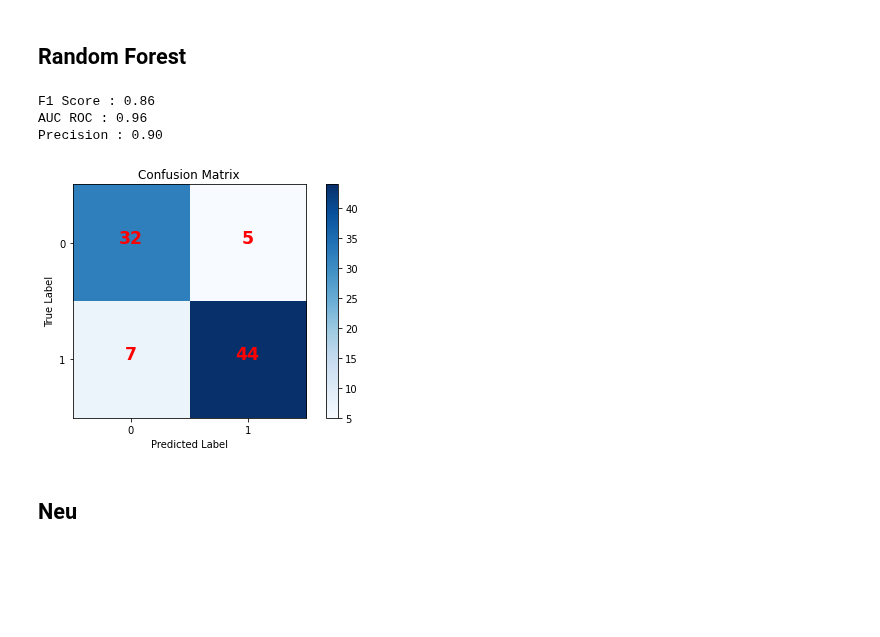
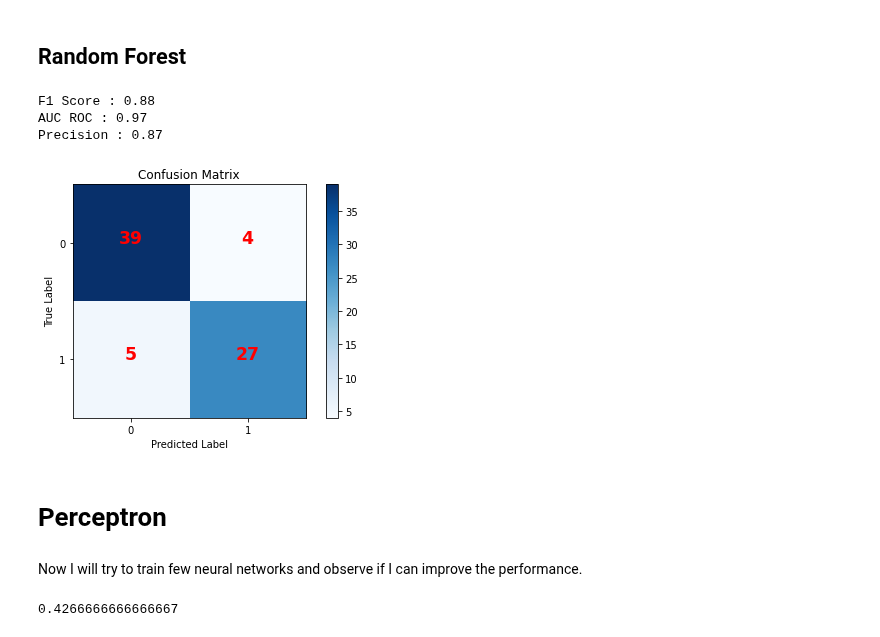
Before and after one commit to Saurabhraj5162/INM701_CW, a Jupyter notebook: notebooks/Training2.ipynb, the cells around one changed output. Drawn from its saved outputs; the diff is of its cells as text; code cells hidden in the pictures; blank space fills up the shorter version.

Commit message:
neural networks added

```diff
--- a/notebooks/Training2.ipynb
+++ b/notebooks/Training2.ipynb
@@ -79,8 +78,11 @@ print(f'DF under sampled shape : {df_sampled.shape}')
 
 X = df_sampled.drop('Bankrupt?', axis=1)
 y = df_sampled['Bankrupt?']
-X_train, X_test, y_train, y_test = train_test_split(X,y, test_size = 0.20, random_state=42,shuffle=True)
+X_train, X_test, y_train, y_test = train_test_split(X,y, test_size = 0.15, random_state=42,shuffle=True)
+X_train, X_val, y_train, y_val = train_test_split(X_train,y_train, test_size = 0.20, random_state=42,shuffle=True)
+
 print(f'X train shape : {X_train.shape}')
+print(f'X val shape : {X_val.shape}')
 print(f'X test shape : {X_test.shape}')
 # %% [output]
 DF under sampled shape : (440, 96)
@@ -126,13 +129,15 @@ Precision : 0.72
 ## Random Forest
 # %%
 rf = RandomForestClassifier(n_estimators=200, criterion='log_loss').fit(X_train, y_train)
-y_pred = rf.predict(X_test)
-y_pred_proba = rf.predict_proba(X_test)[:,1]
-print_evaluation_report(y_test, y_pred, y_pred_proba)
+y_pred = rf.predict(X_val)
+y_pred_proba = rf.predict_proba(X_val)[:,1]
+print_evaluation_report(y_val, y_pred, y_pred_proba)
 # %% [output]
-F1 Score : 0.86
-AUC ROC : 0.96
-Precision : 0.90
+F1 Score : 0.88
+AUC ROC : 0.97
+Precision : 0.87
-[figure, old version]
+[figure, new version]
-# %% [markdown]
-## Neu
+# %% [markdown]
+# Perceptron
+# %% [markdown]
+Now I will try to train few neural networks and observe if I can improve the performance.
@@ -138,0 +146,12 @@ Precision : 0.90
+# %%
+from sklearn.linear_model import Perceptron
+
+ppn = Perceptron(max_iter=40,tol=0.001,eta0=1)
+ppn.fit(X_train, y_train)
+
+y_pred = ppn.predict(X_val)
+score = ppn.score(X_val,y_val)
+print(score)
+#print_evaluation_report(y_test, y_pred, y_pred_proba)
+# %% [output]
+0.4266666666666667
```
Also changed, not shown: parts of 16 cells of this notebook.
